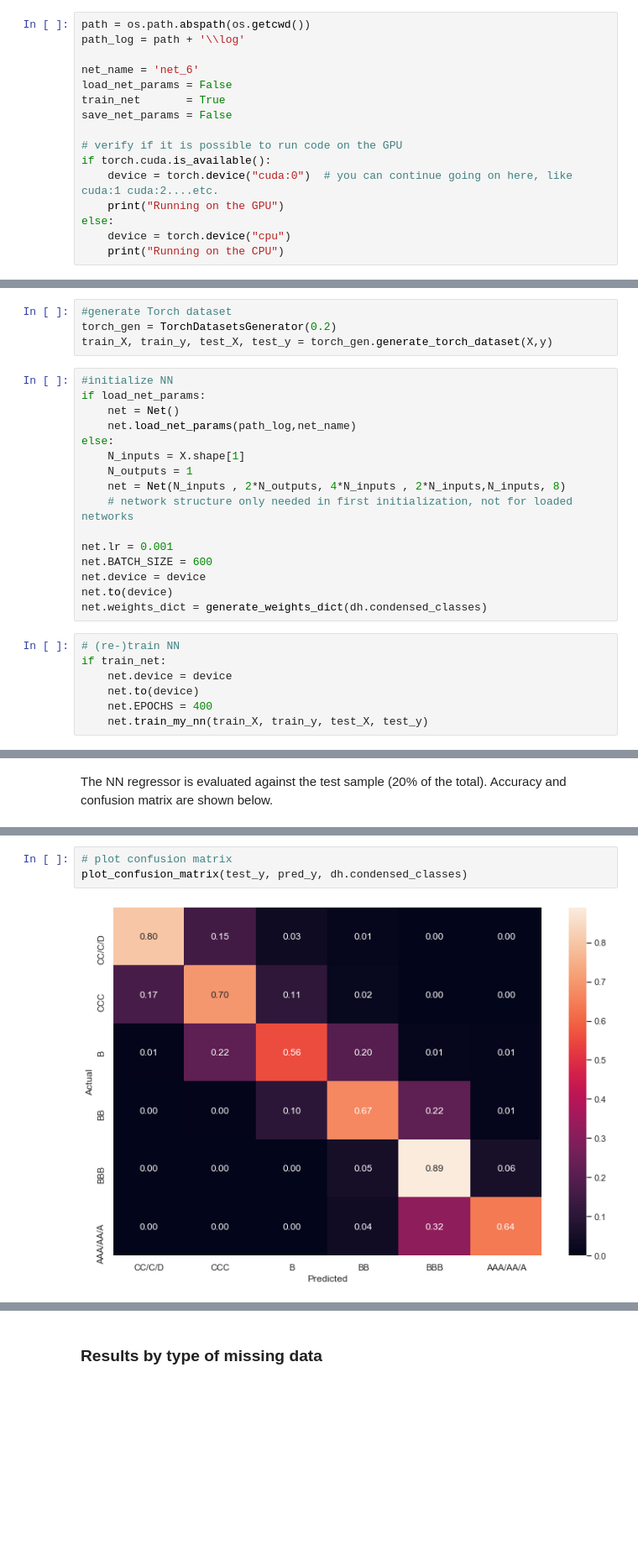
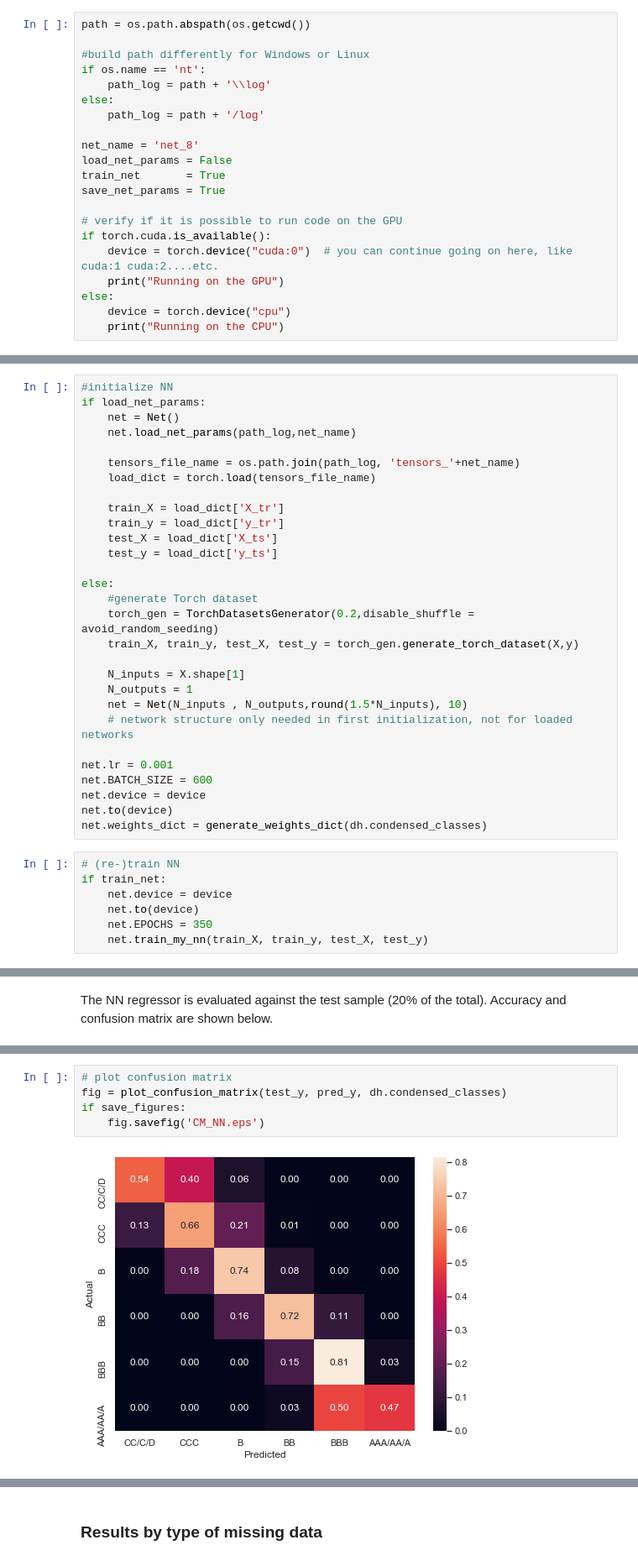
Before and after one commit to EnricoReg/CreditRatingAnalysis---share, a Jupyter notebook: main_notebook.ipynb, the cells around one changed output, grey strips where cells are left out. Shown at 84% size. Cells and saved outputs as stored; diff of their text form; blank space fills up the shorter version.

Commit message:
Commit 1
Round of changes after feedback over behavior on Linux platform

```diff
--- a/main_notebook.ipynb
+++ b/main_notebook.ipynb
@@ -175,12 +191,17 @@ NNs can have a variabler number of Linear layers (maximum 5).
 If load_net_params==1 a saved instance is loaded and all parameters overwritten. Training is automatically run on GPU if Cuda is available.
 # %%
 path = os.path.abspath(os.getcwd())
-path_log = path + '\\log'
 
-net_name = 'net_6'
+#build path differently for Windows or Linux
+if os.name == 'nt':
+    path_log = path + '\\log'
+else:
+    path_log = path + '/log'
+
+net_name = 'net_8'
 load_net_params = False
 train_net       = True
-save_net_params = False
+save_net_params = True
 
 # verify if it is possible to run code on the GPU
 if torch.cuda.is_available():
@@ -212,19 +233,28 @@ df_X,df_y = dh.load_as_pandas()
 X,y       = dh.load_as_numpy()
 # %% [markdown]
 NN is trained/tested on the full database (including entries with missing features), with min-Max normalized features. For the missing data, NaNs are replaced with 0.
-# %%
-#generate Torch dataset
-torch_gen = TorchDatasetsGenerator(0.2)
-train_X, train_y, test_X, test_y = torch_gen.generate_torch_dataset(X,y)
 # %%
 #initialize NN
 if load_net_params:
     net = Net()
     net.load_net_params(path_log,net_name)
+
+    tensors_file_name = os.path.join(path_log, 'tensors_'+net_name)
+    load_dict = torch.load(tensors_file_name)
+
+    train_X = load_dict['X_tr']
+    train_y = load_dict['y_tr']
+    test_X = load_dict['X_ts']
+    test_y = load_dict['y_ts']
+
 else:
+    #generate Torch dataset
+    torch_gen = TorchDatasetsGenerator(0.2,disable_shuffle = avoid_random_seeding)
+    train_X, train_y, test_X, test_y = torch_gen.generate_torch_dataset(X,y)
+
     N_inputs = X.shape[1]
     N_outputs = 1
-    net = Net(N_inputs , 2*N_outputs, 4*N_inputs , 2*N_inputs,N_inputs, 8)
+    net = Net(N_inputs , N_outputs,round(1.5*N_inputs), 10)
     # network structure only needed in first initialization, not for loaded networks
 
 net.lr = 0.001
@@ -237,5 +267,5 @@ net.weights_dict = generate_weights_dict(dh.condensed_classes)
 if train_net:
     net.device = device
     net.to(device)
-    net.EPOCHS = 400
+    net.EPOCHS = 350
     net.train_my_nn(train_X, train_y, test_X, test_y)
@@ -277,6 +333,8 @@ Average prediction deviation: 0.04
 # %%
 # plot confusion matrix
-plot_confusion_matrix(test_y, pred_y, dh.condensed_classes)
+fig = plot_confusion_matrix(test_y, pred_y, dh.condensed_classes)
+if save_figures:
+    fig.savefig('CM_NN.eps')
 # %% [output]
-[figure, old version]
+[figure, new version]
 # %% [markdown]
```
Also changed, not shown: parts of 41 cells of this notebook, 9 other files.
